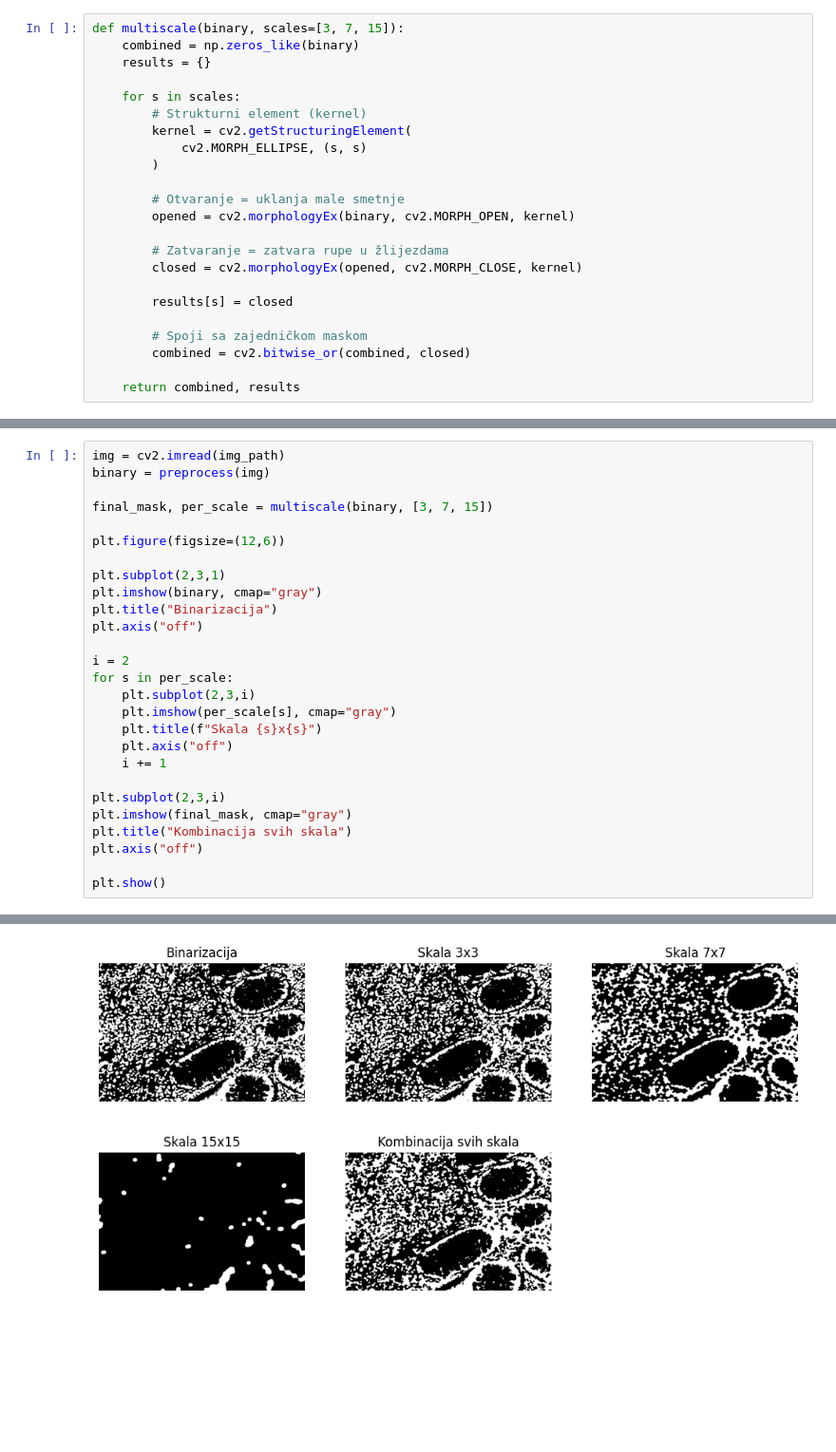
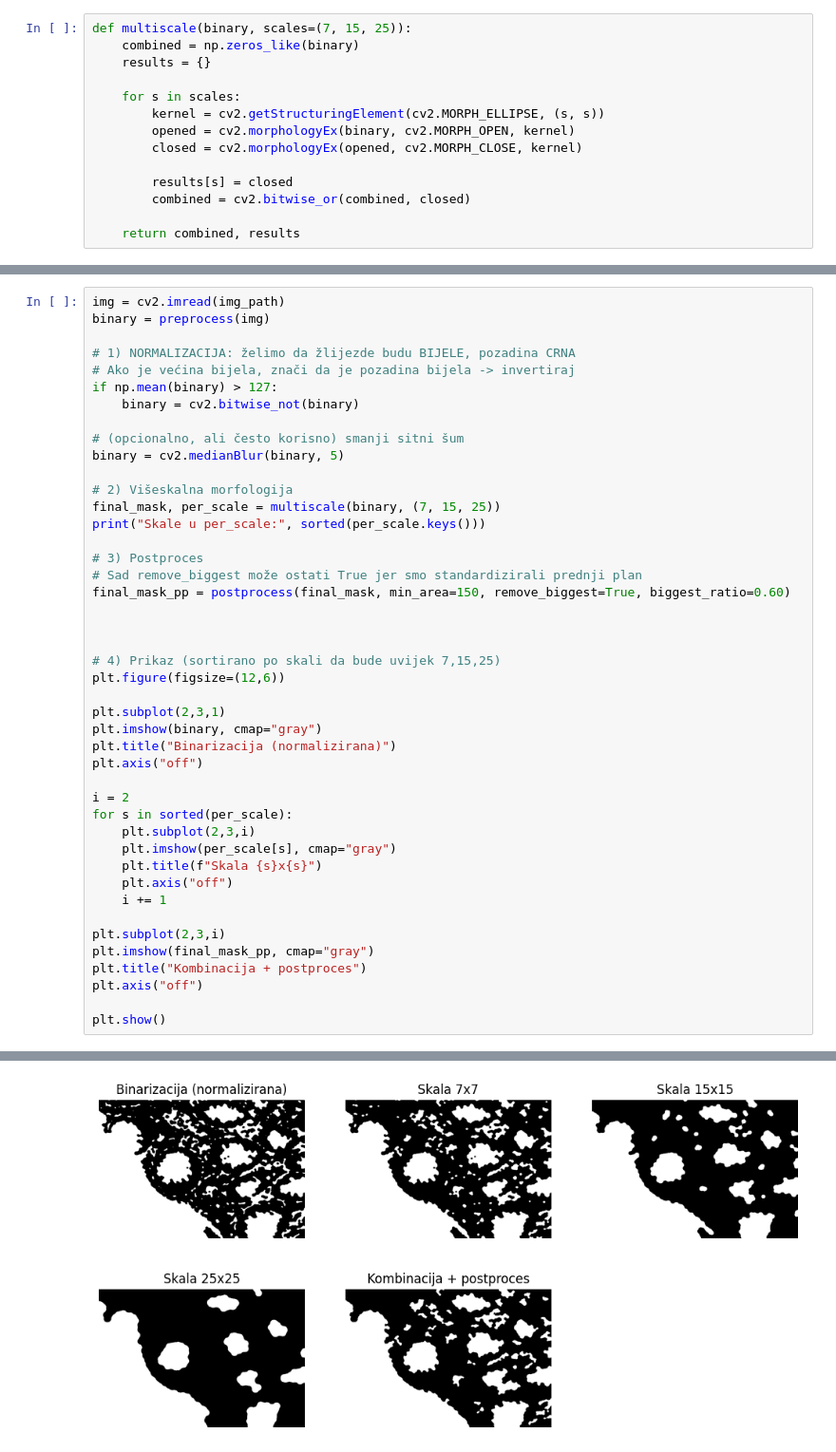
Before and after one commit to modobasic/Racunalni-vid---projekt, a Jupyter notebook: Multiscale_Morphological_Gland_Segmentation.ipynb, the cells around one changed output, grey strips where cells are left out. Shown at 95% size. Drawn from its saved outputs; the diff is of its cells as text; blank space fills up the shorter version.

```diff
--- a/Multiscale_Morphological_Gland_Segmentation.ipynb
+++ b/Multiscale_Morphological_Gland_Segmentation.ipynb
@@ -92,23 +86,14 @@ def preprocess(img):
 # %%
-def multiscale(binary, scales=[3, 7, 15]):
+def multiscale(binary, scales=(7, 15, 25)):
     combined = np.zeros_like(binary)
     results = {}
 
     for s in scales:
-        # Strukturni element (kernel)
-        kernel = cv2.getStructuringElement(
-            cv2.MORPH_ELLIPSE, (s, s)
-        )
-
-        # Otvaranje = uklanja male smetnje
+        kernel = cv2.getStructuringElement(cv2.MORPH_ELLIPSE, (s, s))
         opened = cv2.morphologyEx(binary, cv2.MORPH_OPEN, kernel)
-
-        # Zatvaranje = zatvara rupe u žlijezdama
         closed = cv2.morphologyEx(opened, cv2.MORPH_CLOSE, kernel)
 
         results[s] = closed
-
-        # Spoji sa zajedničkom maskom
         combined = cv2.bitwise_or(combined, closed)
 
     return combined, results
@@ -116,17 +149,34 @@ def multiscale(binary, scales=[3, 7, 15]):
 img = cv2.imread(img_path)
 binary = preprocess(img)
 
-final_mask, per_scale = multiscale(binary, [3, 7, 15])
+# 1) NORMALIZACIJA: želimo da žlijezde budu BIJELE, pozadina CRNA
+# Ako je većina bijela, znači da je pozadina bijela -> invertiraj
+if np.mean(binary) > 127:
+    binary = cv2.bitwise_not(binary)
 
+# (opcionalno, ali često korisno) smanji sitni šum
+binary = cv2.medianBlur(binary, 5)
+
+# 2) Višeskalna morfologija
+final_mask, per_scale = multiscale(binary, (7, 15, 25))
+print("Skale u per_scale:", sorted(per_scale.keys()))
+
+# 3) Postproces
+# Sad remove_biggest može ostati True jer smo standardizirali prednji plan
+final_mask_pp = postprocess(final_mask, min_area=150, remove_biggest=True, biggest_ratio=0.60)
+
+
+
+# 4) Prikaz (sortirano po skali da bude uvijek 7,15,25)
 plt.figure(figsize=(12,6))
 
 plt.subplot(2,3,1)
 plt.imshow(binary, cmap="gray")
-plt.title("Binarizacija")
+plt.title("Binarizacija (normalizirana)")
 plt.axis("off")
 
 i = 2
-for s in per_scale:
+for s in sorted(per_scale):
     plt.subplot(2,3,i)
     plt.imshow(per_scale[s], cmap="gray")
     plt.title(f"Skala {s}x{s}")
@@ -134,8 +184,8 @@ for s in per_scale:
     i += 1
 
 plt.subplot(2,3,i)
-plt.imshow(final_mask, cmap="gray")
-plt.title("Kombinacija svih skala")
+plt.imshow(final_mask_pp, cmap="gray")
+plt.title("Kombinacija + postproces")
 plt.axis("off")
 
 plt.show()
@@ -143,4 +194,4 @@ plt.show()
-[figure, old version]
+[figure, new version]
 # %%
 def iou(pred, gt):
     pred = pred > 0
```
Also changed, not shown: parts of 9 cells of this notebook.
